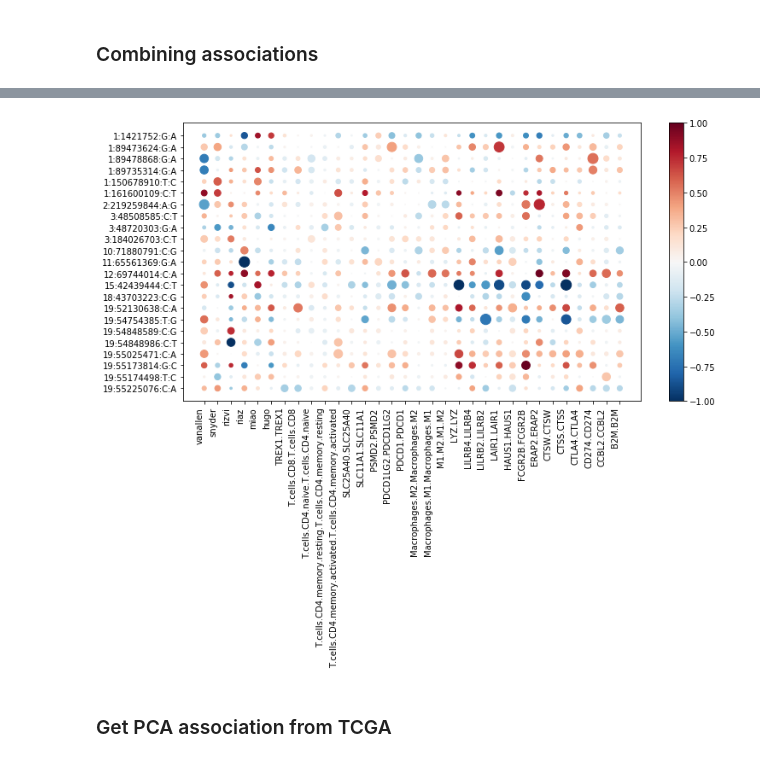
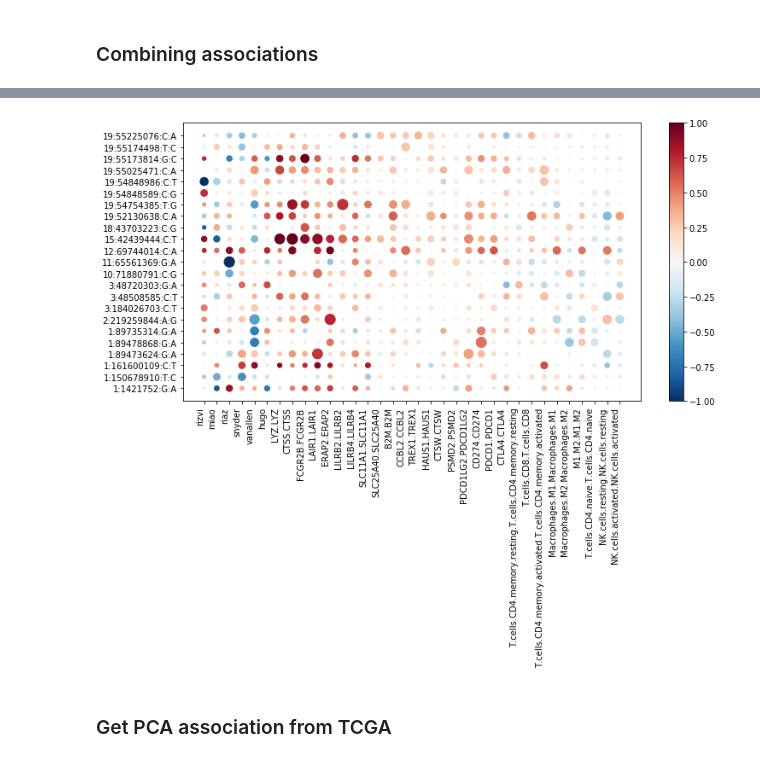
Before and after one commit to meghanasp21/TIMEgermline, a Jupyter notebook: disease-relevance/notebooks/icb-variant-characterization.ipynb, the cells around one changed output, grey strips where cells are left out. Cells and saved outputs as stored; diff of their text form; code cells hidden in the pictures.

Commit message:
clean up files

```diff
--- a/disease-relevance/notebooks/icb-variant-characterization.ipynb
+++ b/disease-relevance/notebooks/icb-variant-characterization.ipynb
@@ -101,3 +152,11 @@ compiled=compiled.sort_values(by=["#CHROM","POS","file"],ascending=False)
+# %%
+sorter=['rizvi','miao','riaz','snyder','vanallen','hugo','LYZ.LYZ','CTSS.CTSS','FCGR2B.FCGR2B','LAIR1.LAIR1', 'ERAP2.ERAP2', 'LILRB2.LILRB2','LILRB4.LILRB4','SLC11A1.SLC11A1','SLC25A40.SLC25A40','B2M.B2M','CCBL2.CCBL2','TREX1.TREX1','HAUS1.HAUS1', 'CTSW.CTSW','PSMD2.PSMD2', 'PDCD1LG2.PDCD1LG2','CD274.CD274','PDCD1.PDCD1','CTLA4.CTLA4','T.cells.CD4.memory.resting.T.cells.CD4.memory.resting','T.cells.CD8.T.cells.CD8','T.cells.CD4.memory.activated.T.cells.CD4.memory.activated','Macrophages.M1.Macrophages.M1','Macrophages.M2.Macrophages.M2', 'M1.M2.M1.M2', 'T.cells.CD4.naive.T.cells.CD4.naive','NK.cells.resting.NK.cells.resting','NK.cells.activated.NK.cells.activated']
+# %%
+sorterIndex = dict(zip(sorter, range(len(sorter))))
+# %%
+compiled_clean["index"]=compiled_clean.file.map(sorterIndex)
+# %%
+compiled_clean=compiled_clean.sort_values(by=["index","#CHROM"])
 # %%
 #Plot
 
@@ -107,38 +166,38 @@ def heatmap(x, y, size,color):
     # Mapping from column names to integer coordinates
     x_labels = [v for v in x.unique()]
     y_labels = [v for v in y.unique()]
     x_to_num = {p[1]:p[0] for p in enumerate(x_labels)}
     y_to_num = {p[1]:p[0] for p in enumerate(y_labels)}
 
     size_scale = 50
     plt.scatter(
         x=x.map(x_to_num), # Use mapping for x
         y=y.map(y_to_num), # Use mapping for y
         s=size * size_scale,
         c=color,
         cmap="RdBu_r", vmin=-1, vmax=1# Vector of square sizes, proportional to size parameter
     )
 
     # Show column labels on the axes
     ax.set_xticks([x_to_num[v] for v in x_labels])
     ax.set_xticklabels(x_labels, rotation=45, horizontalalignment='right')
     ax.set_yticks([y_to_num[v] for v in y_labels])
     ax.set_yticklabels(y_labels)
     plt.colorbar()
 
     plt.xticks(rotation=90)
 
 
 heatmap(
-    x=compiled['file'],
-    y=compiled['ID'],
-    size=compiled['-log10p'],
-    color=compiled['BETA'],
+    x=compiled_clean['file'],
+    y=compiled_clean['ID'],
+    size=compiled_clean['-log10p'],
+    color=compiled_clean['BETA_match'],
 )
 
 plt.savefig("../plots/icb.odds.p.pdf")
 # %% [output]
-[figure, old version]
+[figure, new version]
 # %% [markdown]
 ### Get PCA association from TCGA
 # %%
```
Also changed, not shown: parts of 34 cells of this notebook, 32 other files.
